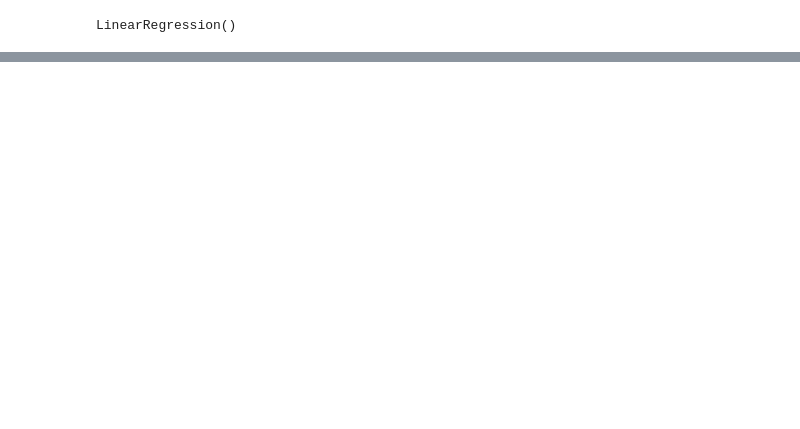
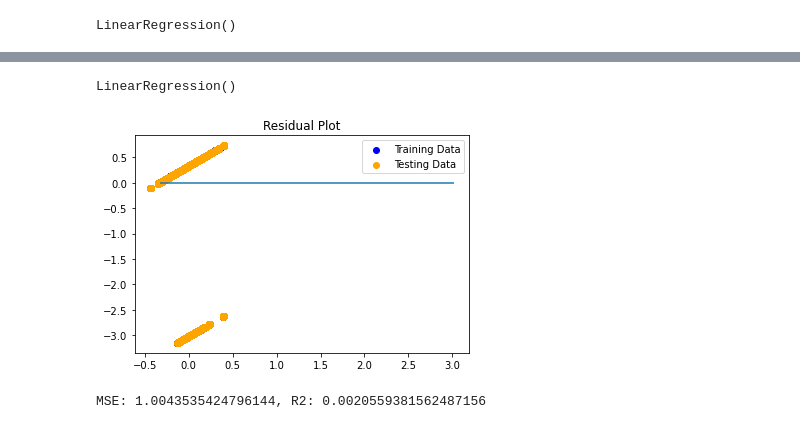
Before and after one commit to mgeorgic/Audible_App, a Jupyter notebook: Audible_Machine_Learning.ipynb, the cells around one changed output, grey strips where cells are left out. Saved outputs shown, nothing was run; the diff lists cells and outputs as text; code cells hidden in the pictures; blank space fills up the shorter version.

```diff
--- a/Audible_Machine_Learning.ipynb
+++ b/Audible_Machine_Learning.ipynb
@@ -218,0 +215,6 @@ k: 19, Train/Test Score: 0.307/0.220
+# %%
+# Split the data into training and testing
+from sklearn.model_selection import train_test_split
+
+X_train, X_test, y_train, y_test = train_test_split(X, y, test_size= .4)
+X_train.head()
@@ -218,0 +228,44 @@ k: 19, Train/Test Score: 0.307/0.220
+# %%
+# Create a StandardScater model and fit it to the training data
+from sklearn.preprocessing import StandardScaler
+X_scaler = StandardScaler().fit(X_train)
+y_scaler = StandardScaler().fit(y_train)
+# %%
+# Transform the training and testing data using the X_scaler and y_scaler models
+X_train_scaled = X_scaler.transform(X_train)
+X_test_scaled = X_scaler.transform(X_test)
+y_train_scaled = y_scaler.transform(y_train)
+y_test_scaled = y_scaler.transform(y_test)
+# %%
+# Create a LinearRegression model and fit it to the scaled training data
+from sklearn.linear_model import LinearRegression
+model = LinearRegression()
+model.fit(X_train_scaled, y_train_scaled)
+# %% [output]
+LinearRegression()
+# %%
+ #Make predictions using a fitted model
+# Plot the difference between the model predicted values and actual y values, versus the model predicted values
+# Hint: You can predict values of X training and testing data using the model.predict() method on a fitted model
+
+predictions = model.predict(X_test_scaled)
+model.fit(X_train_scaled, y_train_scaled)
+plt.scatter(model.predict(X_train_scaled), model.predict(X_train_scaled) - y_train_scaled, c="blue", label="Training Data")
+plt.scatter(model.predict(X_test_scaled), model.predict(X_test_scaled) - y_test_scaled, c="orange", label="Testing Data")
+plt.legend()
+plt.hlines(y=0, xmin=y_test_scaled.min(), xmax=y_test_scaled.max())
+plt.title("Residual Plot")
+plt.show()
+# %% [output]
+[figure, added]
+# %%
+# Used X_test_scaled, y_test_scaled, and model.predict(X_test_scaled) to calculate MSE and R2
+
+from sklearn.metrics import mean_squared_error
+
+MSE = mean_squared_error(y_test_scaled, predictions)
+r2 = model.score(X_test_scaled, y_test_scaled)
+
+print(f"MSE: {MSE}, R2: {r2}")
+# %% [output]
+MSE: 1.0043535424796144, R2: 0.0020559381562487156
```
Also changed, not shown: parts of 51 cells of this notebook.
